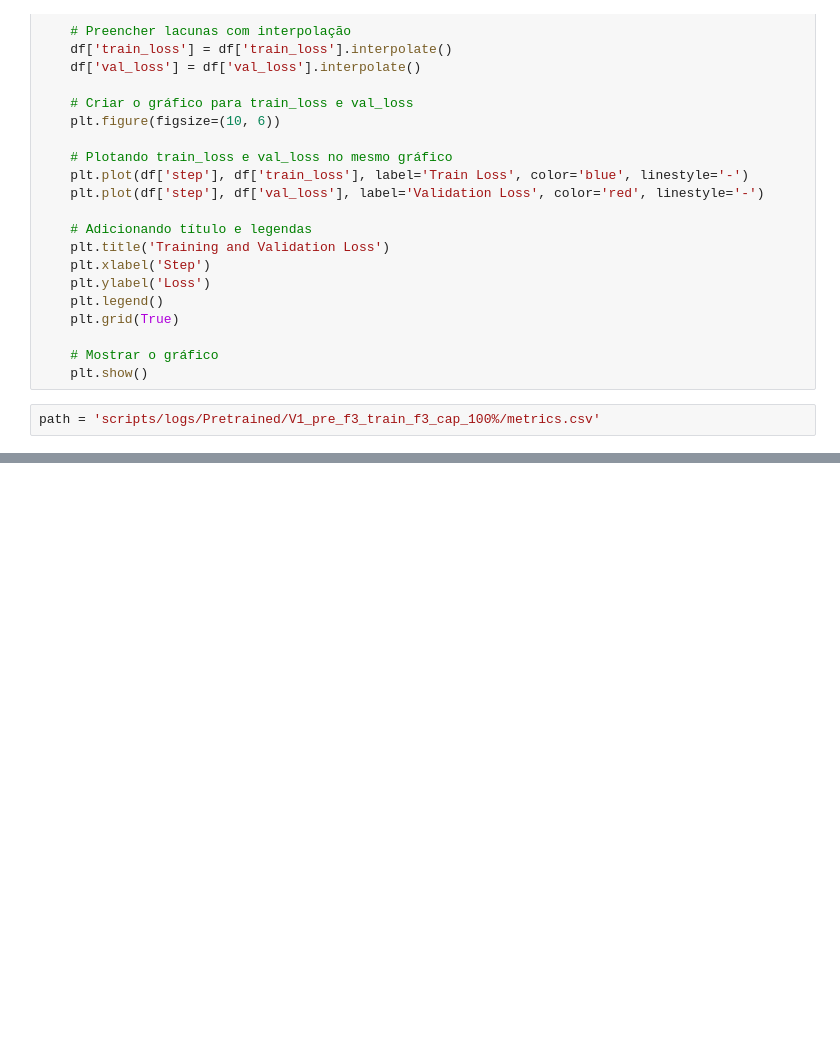
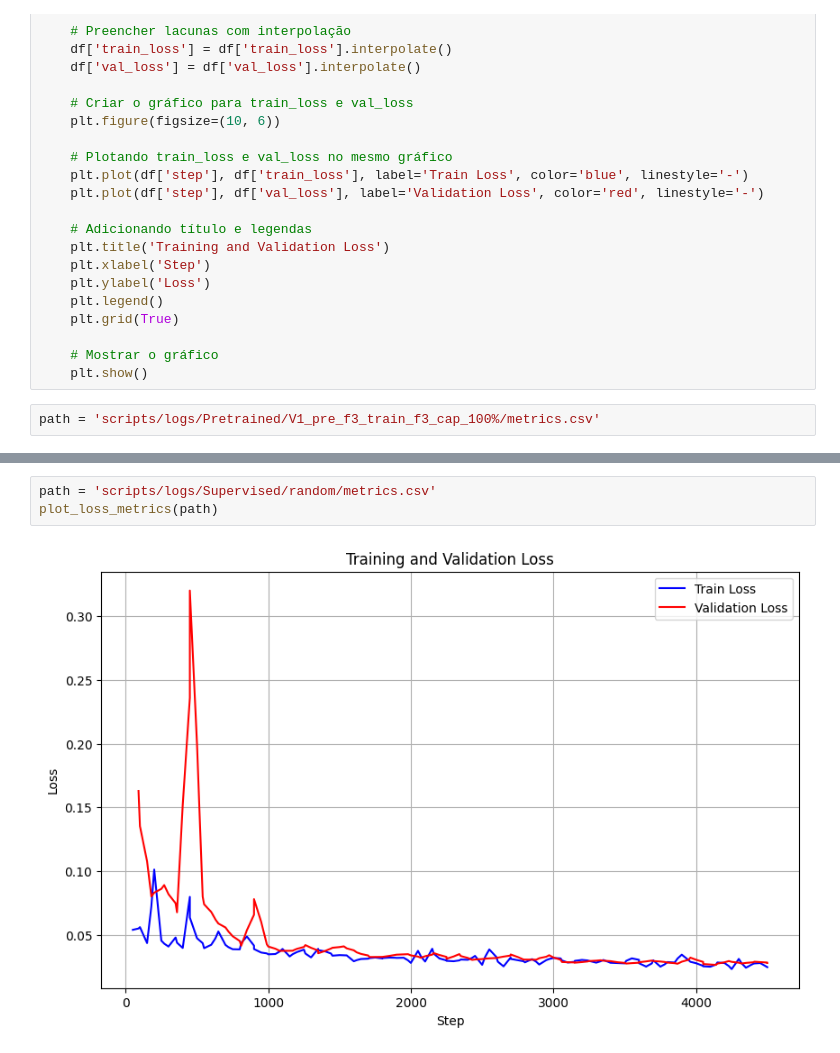
Before and after one commit to viniciuslsoares/Seismic-Byol, a Jupyter notebook: data_exploit.ipynb, the cells around one changed output, grey strips where cells are left out. Drawn from its saved outputs; the diff is of its cells as text; blank space fills up the shorter version.

```diff
--- a/data_exploit.ipynb
+++ b/data_exploit.ipynb
@@ -385,0 +389,5 @@ plot_loss_metrics(path)
+# %%
+path = 'scripts/logs/Supervised/random/metrics.csv'
+plot_loss_metrics(path)
+# %% [output]
+[figure, added]
```
Also changed, not shown: parts of 25 cells of this notebook, 17 other files.
